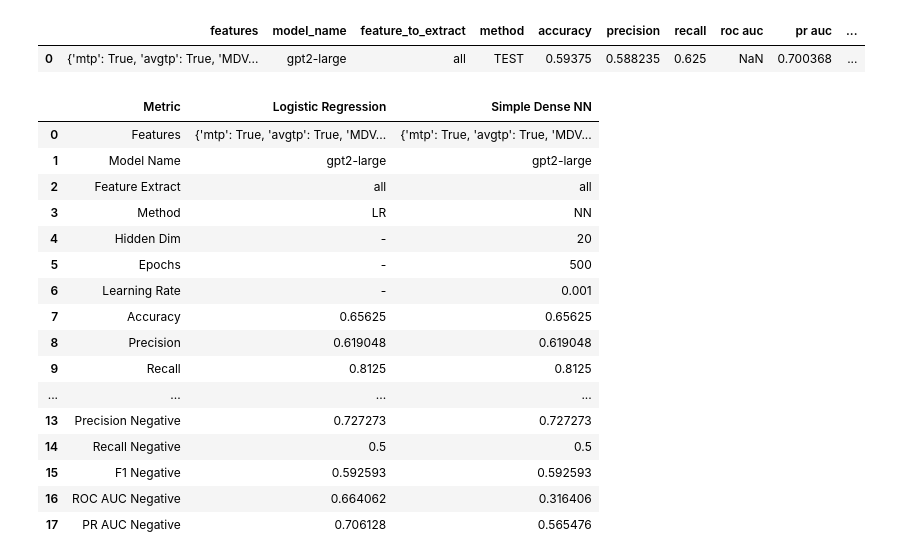
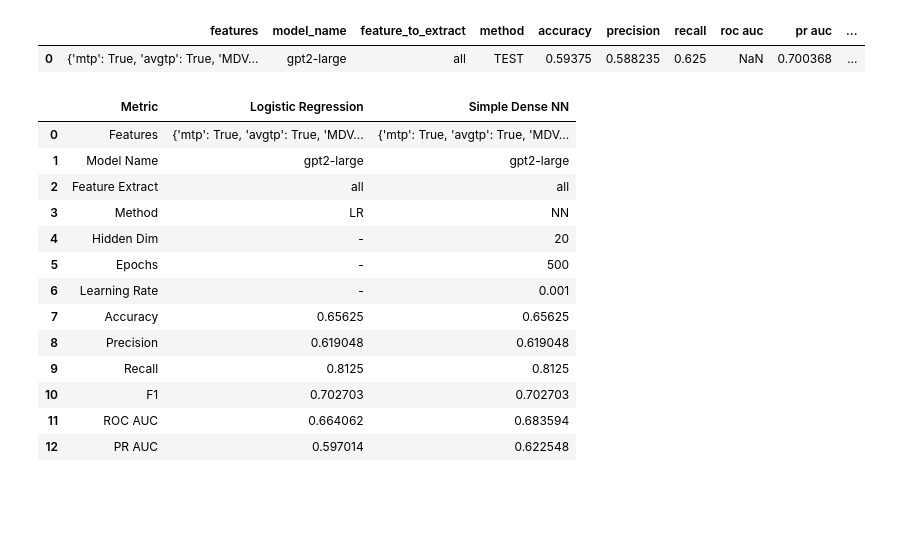
Before and after one commit to NikhilaGadge/Trustworthiness-in-AI-Token-Probability, a Jupyter notebook: hallu_eval_experiments - NG.ipynb, the cells around one changed output. Drawn from its saved outputs; the diff is of its cells as text; code cells hidden in the pictures; blank space fills up the shorter version.

```diff
--- a/hallu_eval_experiments - NG.ipynb
+++ b/hallu_eval_experiments - NG.ipynb
@@ -1571,11 +1581,6 @@ results_df = pd.DataFrame({
         "F1",
         "ROC AUC",
         "PR AUC",
-        "Precision Negative",
-        "Recall Negative",
-        "F1 Negative",
-        "ROC AUC Negative",
-        "PR AUC Negative"
     ],
 
     "Logistic Regression": [
@@ -1592,51 +1597,38 @@ results_df = pd.DataFrame({
         metrics["lr_f1"],
         metrics["lr_roc_auc"],
         metrics["lr_pr_auc"],
-        metrics["lr_precision_neg"],
-        metrics["lr_recall_neg"],
-        metrics["lr_f1_neg"],
-        metrics["lr_roc_auc_neg"],
-        metrics["pr_auc_neg"]
     ],
 
     "Simple Dense NN": [
         str(features_to_extract),
         model.getName(),
         feature_to_extract,
         "NN",
         hidden_dim,
         num_epochs,
         0.001,
         test_metrics["Accuracy"],
         test_metrics["Precision"],
         test_metrics["Recall"],
         test_metrics["F1"],
         test_metrics["ROC AUC"],
         test_metrics["PR AUC"],
-        test_metrics["Precision-Negative"],
-        test_metrics["Recall-Negative"],
-        test_metrics["F1-Negative"],
-        test_metrics["ROC AUC-Negative"],
-        test_metrics["PR AUC-Negative"]
     ]
 })
 
 display(results_df)
 # %% [output]
 |  | Metric | Logistic Regression | Simple Dense NN |
 | 0 | Features | {'mtp': True, 'avgtp': True, 'MDV... | {'mtp': True, 'avgtp': True, 'MDV... |
 | 1 | Model Name | gpt2-large | gpt2-large |
 | 2 | Feature Extract | all | all |
 | 3 | Method | LR | NN |
 | 4 | Hidden Dim | - | 20 |
 | 5 | Epochs | - | 500 |
 | 6 | Learning Rate | - | 0.001 |
 | 7 | Accuracy | 0.65625 | 0.65625 |
 | 8 | Precision | 0.619048 | 0.619048 |
 | 9 | Recall | 0.8125 | 0.8125 |
-| ... | ... | ... | ... |
-| 13 | Precision Negative | 0.727273 | 0.727273 |
-| 14 | Recall Negative | 0.5 | 0.5 |
-| 15 | F1 Negative | 0.592593 | 0.592593 |
-| 16 | ROC AUC Negative | 0.664062 | 0.316406 |
-| 17 | PR AUC Negative | 0.706128 | 0.565476 |
+| 10 | F1 | 0.702703 | 0.702703 |
+| 11 | ROC AUC | 0.664062 | 0.683594 |
+| 12 | PR AUC | 0.597014 | 0.622548 |
```
Also changed, not shown: parts of 3 cells of this notebook.
